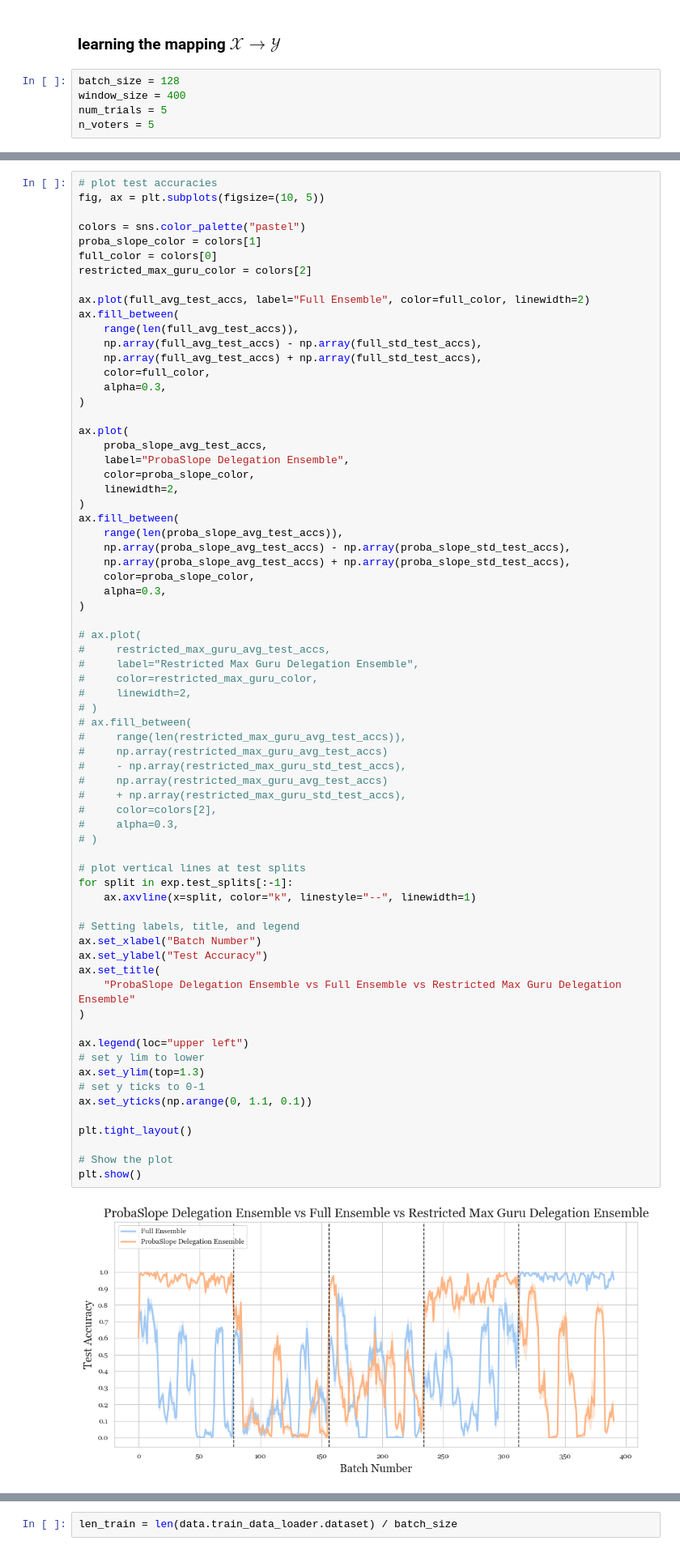
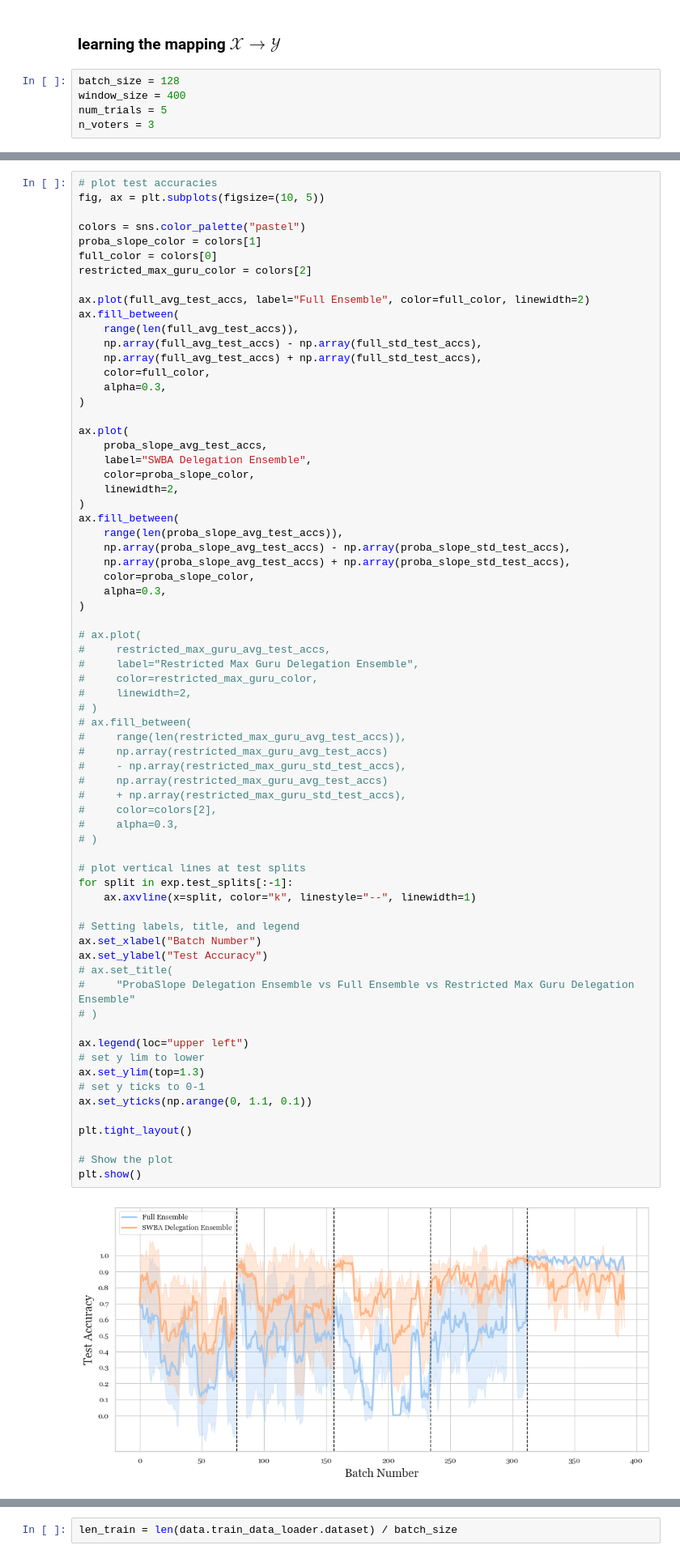
Before and after one commit to cartgr/banditLiquidDem, a Jupyter notebook: experiments/setting_2_domain_incremental.ipynb, the cells around one changed output, grey strips where cells are left out. Shown: that part at 81% size. Saved outputs shown, nothing was run; the diff lists cells and outputs as text.

```diff
--- a/experiments/setting_2_domain_incremental.ipynb
+++ b/experiments/setting_2_domain_incremental.ipynb
@@ -25,7 +25,7 @@ import seaborn as sns
 batch_size = 128
 window_size = 400
 num_trials = 5
-n_voters = 5
+n_voters = 3
 # %%
 data = Data(data_set_name="rotated_mnist")
 
@@ -256,7 +265,7 @@ ax.fill_between(
 
 ax.plot(
     proba_slope_avg_test_accs,
-    label="ProbaSlope Delegation Ensemble",
+    label="SWBA Delegation Ensemble",
     color=proba_slope_color,
     linewidth=2,
 )
@@ -276,37 +285,37 @@ ax.fill_between(
 # )
 # ax.fill_between(
 #     range(len(restricted_max_guru_avg_test_accs)),
 #     np.array(restricted_max_guru_avg_test_accs)
 #     - np.array(restricted_max_guru_std_test_accs),
 #     np.array(restricted_max_guru_avg_test_accs)
 #     + np.array(restricted_max_guru_std_test_accs),
 #     color=colors[2],
 #     alpha=0.3,
 # )
 
 # plot vertical lines at test splits
 for split in exp.test_splits[:-1]:
     ax.axvline(x=split, color="k", linestyle="--", linewidth=1)
 
 # Setting labels, title, and legend
 ax.set_xlabel("Batch Number")
 ax.set_ylabel("Test Accuracy")
-ax.set_title(
-    "ProbaSlope Delegation Ensemble vs Full Ensemble vs Restricted Max Guru Delegation Ensemble"
-)
+# ax.set_title(
+#     "ProbaSlope Delegation Ensemble vs Full Ensemble vs Restricted Max Guru Delegation Ensemble"
+# )
 
 ax.legend(loc="upper left")
 # set y lim to lower
 ax.set_ylim(top=1.3)
 # set y ticks to 0-1
 ax.set_yticks(np.arange(0, 1.1, 0.1))
 
 plt.tight_layout()
 
 # Show the plot
 plt.show()
 # %% [output]
-[figure, old version]
+[figure, new version]
 # %%
 ps_voters = exp.ensembles[1].voters
 print(ensembles[1].name)
```
Also changed, not shown: parts of 6 cells of this notebook, 6 other files.
